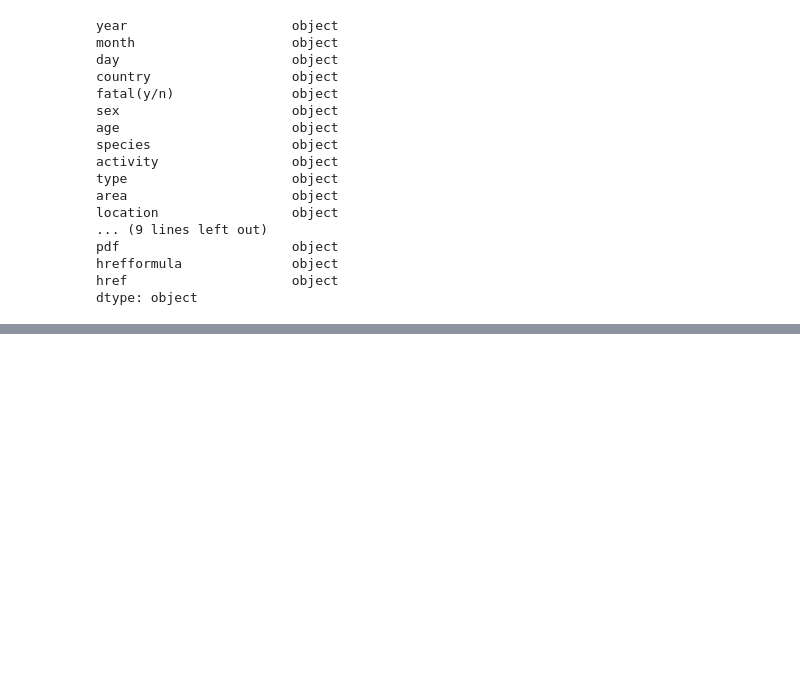
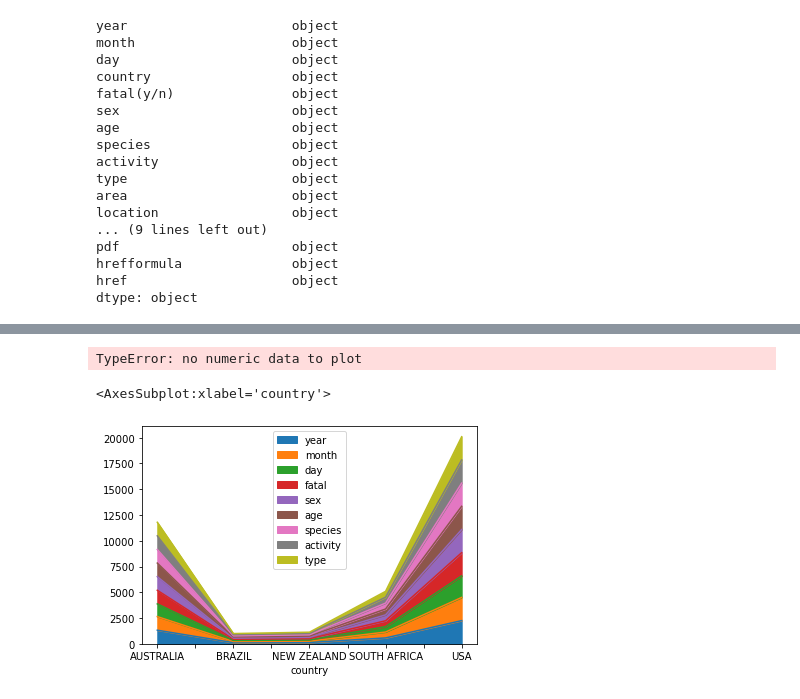
Before and after one commit to Barge7/SHARK, a Jupyter notebook: your_code.ipynb, the cells around one changed output, grey strips where cells are left out. Cells and saved outputs as stored; diff of their text form; code cells hidden in the pictures; blank space fills up the shorter version.

```diff
--- a/your_code.ipynb
+++ b/your_code.ipynb
@@ -1114,5 +851,0 @@ data['species'] = lista
-# %%
-lista= []
-for e in data.species.unique():
-    lista.append(e)
-#print(lista)
@@ -1166,0 +1086,4 @@ nancols[nancols>0]
+# %%
+data.type.replace('Boat', 'Boating', inplace= True)
+# %%
+data2 = data.copy()
@@ -1166,0 +1114,11 @@ nancols[nancols>0]
+# %%
+data2 = data2[(data2.country == 'USA') | (data2.country == 'AUSTRALIA') | (data2.country == 'SOUTH AFRICA') | (data2.country == 'BRAZIL') | (data2.country == 'NEW ZEALAND')]
+# %%
+data2.groupby('country').agg(stats.mode).head()
+# %% [output]
+TypeError: no numeric data to plot
+# %%
+data2.groupby('country').count().plot(kind = "area")
+# %% [output]
+<AxesSubplot:xlabel='country'>
+[figure, added]
```
Also changed, not shown: parts of 73 cells of this notebook.
